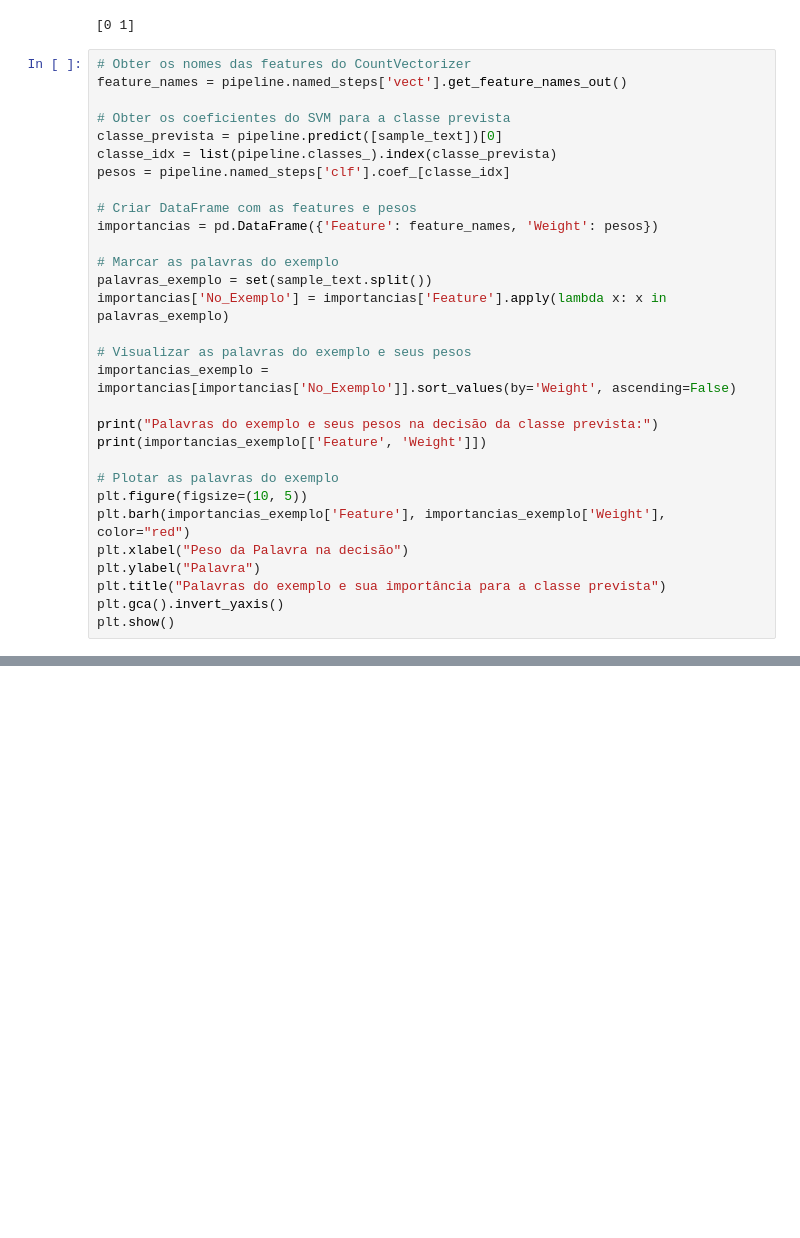
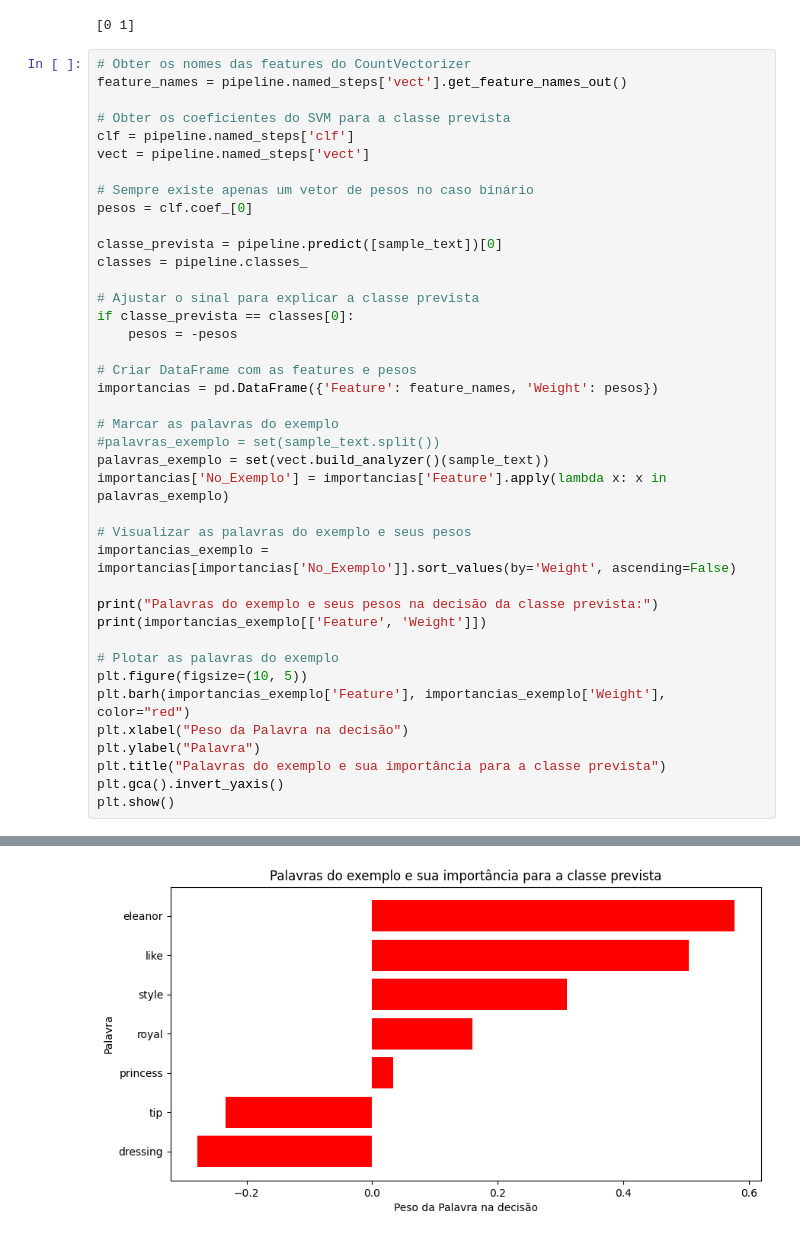
Before and after one commit to LuirysN/SVM-x-LSTM-com-dados-desbalanceados, a Jupyter notebook: dataset fakeNewsNet/svm/1- svm_imbalanced.ipynb, the cells around one changed output, grey strips where cells are left out. Saved outputs shown, nothing was run; the diff lists cells and outputs as text; blank space fills up the shorter version.

```diff
--- a/dataset fakeNewsNet/svm/1- svm_imbalanced.ipynb
+++ b/dataset fakeNewsNet/svm/1- svm_imbalanced.ipynb
@@ -391,15 +391,25 @@ print(pipeline.classes_)
 feature_names = pipeline.named_steps['vect'].get_feature_names_out()
 
 # Obter os coeficientes do SVM para a classe prevista
+clf = pipeline.named_steps['clf']
+vect = pipeline.named_steps['vect']
+
+# Sempre existe apenas um vetor de pesos no caso binário
+pesos = clf.coef_[0]
+
 classe_prevista = pipeline.predict([sample_text])[0]
-classe_idx = list(pipeline.classes_).index(classe_prevista)
-pesos = pipeline.named_steps['clf'].coef_[classe_idx]
+classes = pipeline.classes_
+
+# Ajustar o sinal para explicar a classe prevista
+if classe_prevista == classes[0]:
+    pesos = -pesos
 
 # Criar DataFrame com as features e pesos
 importancias = pd.DataFrame({'Feature': feature_names, 'Weight': pesos})
 
 # Marcar as palavras do exemplo
-palavras_exemplo = set(sample_text.split())
+#palavras_exemplo = set(sample_text.split())
+palavras_exemplo = set(vect.build_analyzer()(sample_text))
 importancias['No_Exemplo'] = importancias['Feature'].apply(lambda x: x in palavras_exemplo)
 
 # Visualizar as palavras do exemplo e seus pesos
@@ -420,0 +439 @@ IndexError: index 1 is out of bounds for axis 0 with size 1
+[figure, added]
```
Also changed, not shown: parts of 11 cells of this notebook, 2 other files.
